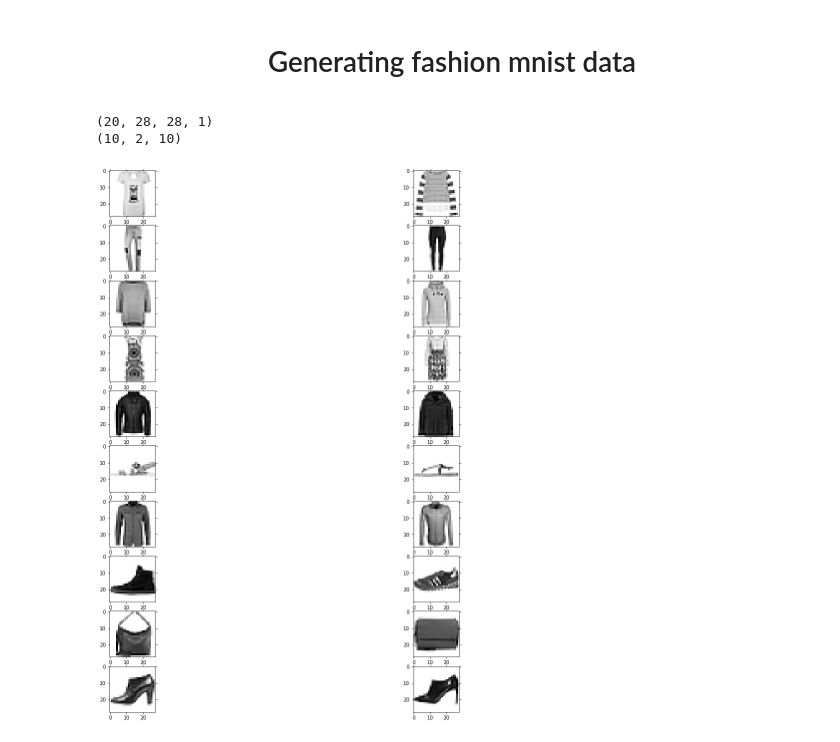
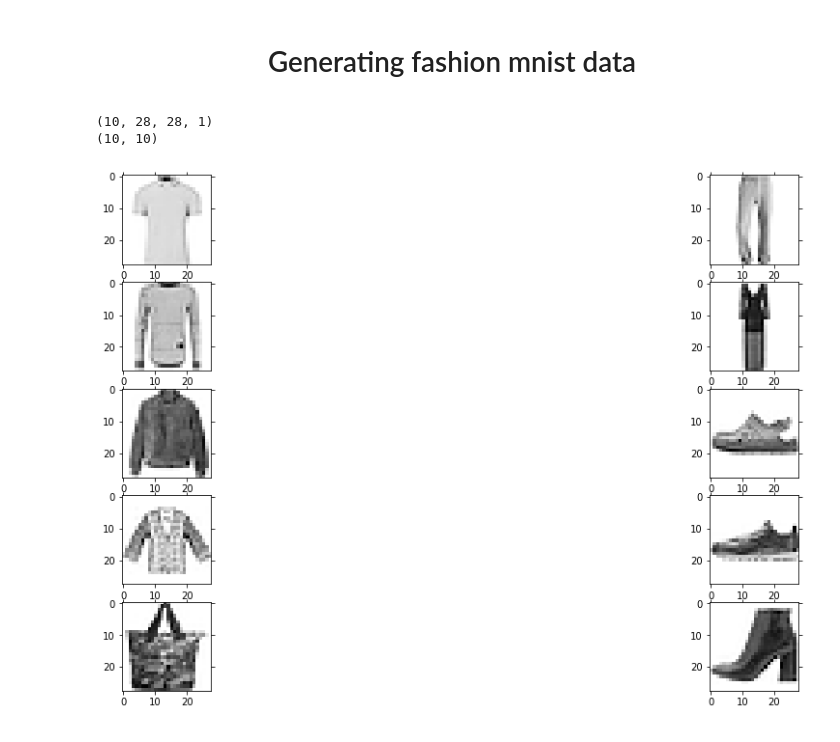
Before and after one commit to nilbahaaeddine/M1_CNN, a Jupyter notebook: src/DataGenerator.ipynb, the cells around one changed output. Saved outputs shown, nothing was run; the diff lists cells and outputs as text; code cells hidden in the pictures.

```diff
--- a/src/DataGenerator.ipynb
+++ b/src/DataGenerator.ipynb
@@ -74,20 +74,20 @@ def get_random_sample(number_of_samples, data, labels):
 # %%
 # Reading data
 (X_train, y_train), (X_test, y_test) = fashion_mnist.load_data()
 
 # Getting n sample from each category
-X_rand, y_rand = get_random_sample(2, X_train, y_train)
+X_rand, y_rand = get_random_sample(1, X_train, y_train)
 
 # Convert class vectors to binary class matrices
 y_rand = to_categorical(y_rand)
 
 print(f'{np.shape(X_rand)}')
 print(f'{np.shape(y_rand)}')
 plot_images(X_rand, rows=10, figsize=(20,20))
 # %% [output]
-(20, 28, 28, 1)
-(10, 2, 10)
+(10, 28, 28, 1)
+(10, 10)
-[figure, old version]
+[figure, new version]
 # %%
 image = X_rand[1]
 print(image.shape)
```
Also changed, not shown: parts of 2 cells of this notebook, 3 other files.
